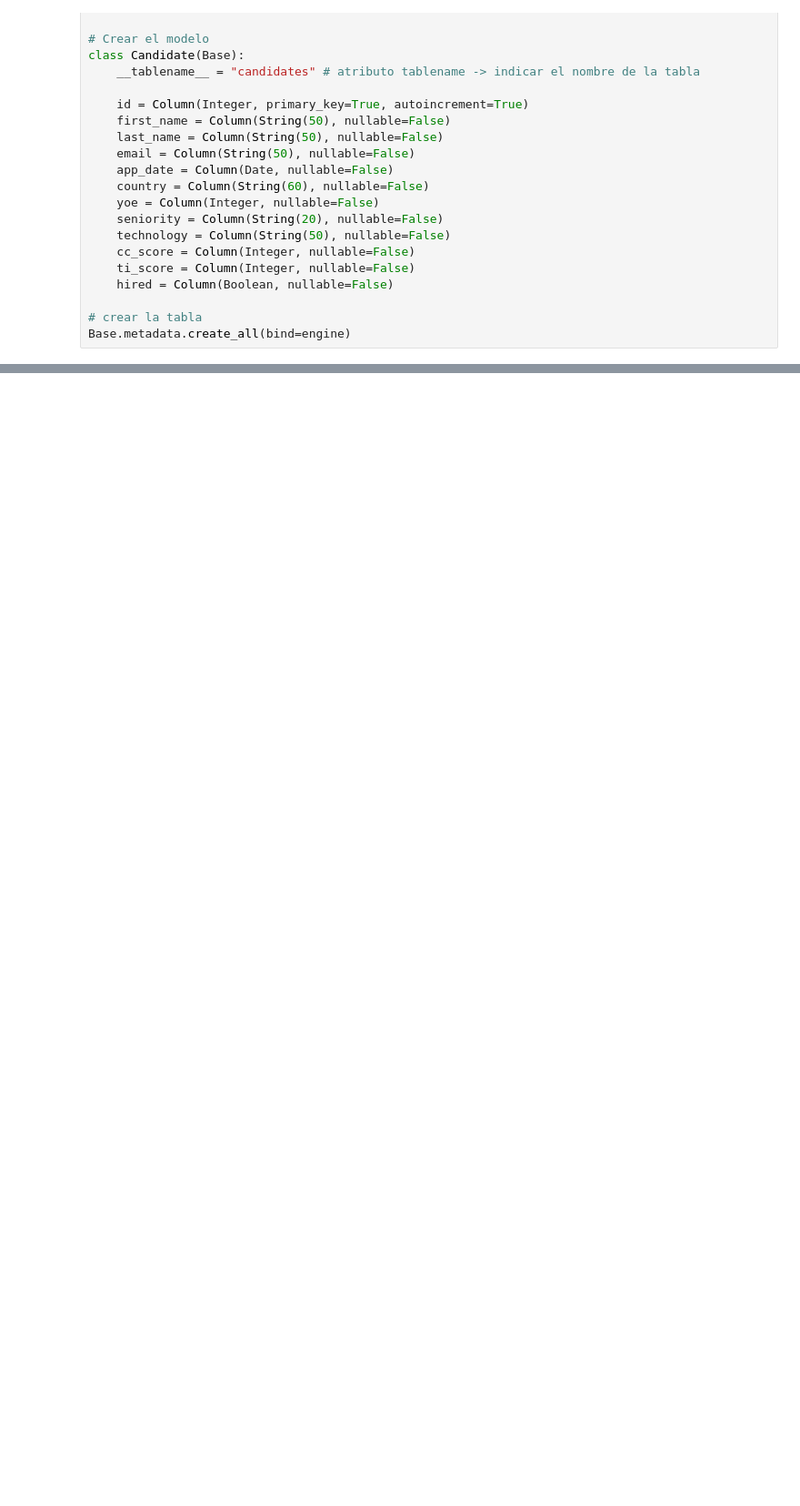
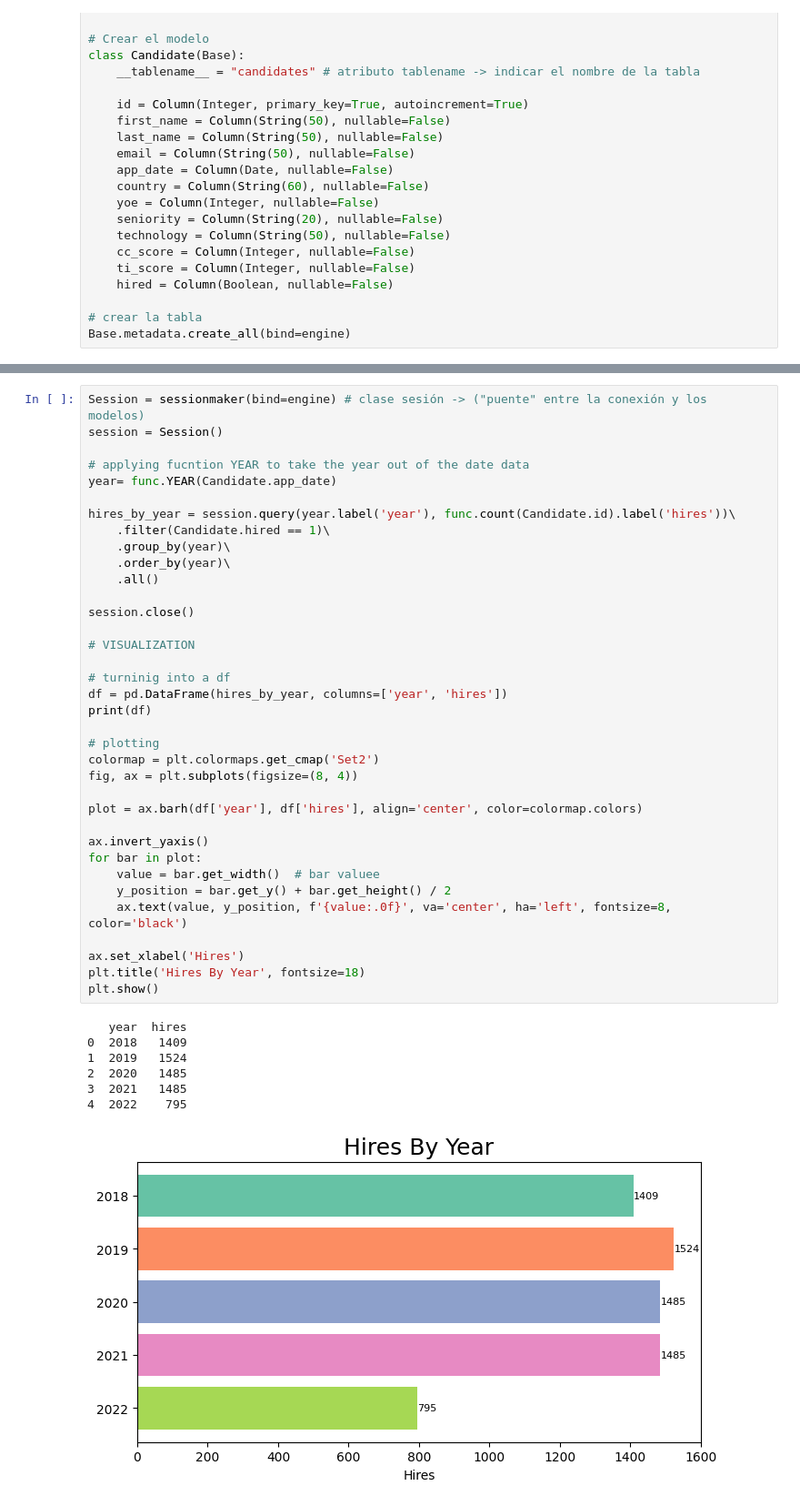
Before and after one commit to YOANGELICA/python_data_engineer_challenge, a Jupyter notebook: script.ipynb, the cells around one changed output, grey strips where cells are left out. Shown at 91% size. Cells and saved outputs as stored; diff of their text form; blank space fills up the shorter version.

```diff
--- a/script.ipynb
+++ b/script.ipynb
@@ -96,0 +140,44 @@ df.to_sql(con=engine,name=Candidate.__tablename__, if_exists='append', index=Fal
+# %%
+Session = sessionmaker(bind=engine) # clase sesión -> ("puente" entre la conexión y los modelos)
+session = Session()
+
+# applying fucntion YEAR to take the year out of the date data
+year= func.YEAR(Candidate.app_date)
+
+hires_by_year = session.query(year.label('year'), func.count(Candidate.id).label('hires'))\
+    .filter(Candidate.hired == 1)\
+    .group_by(year)\
+    .order_by(year)\
+    .all()
+
+session.close()
+
+# VISUALIZATION
+
+# turninig into a df
+df = pd.DataFrame(hires_by_year, columns=['year', 'hires'])
+print(df)
+
+# plotting
+colormap = plt.colormaps.get_cmap('Set2')
+fig, ax = plt.subplots(figsize=(8, 4))
+
+plot = ax.barh(df['year'], df['hires'], align='center', color=colormap.colors)
+
+ax.invert_yaxis()
+for bar in plot:
+    value = bar.get_width()  # bar valuee
+    y_position = bar.get_y() + bar.get_height() / 2
+    ax.text(value, y_position, f'{value:.0f}', va='center', ha='left', fontsize=8, color='black')
+
+ax.set_xlabel('Hires')
+plt.title('Hires By Year', fontsize=18)
+plt.show()
+# %% [output]
+   year  hires
+0  2018   1409
+1  2019   1524
+2  2020   1485
+3  2021   1485
+4  2022    795
+[figure, added]
```
Also changed, not shown: parts of 13 cells of this notebook, 1 other file.
